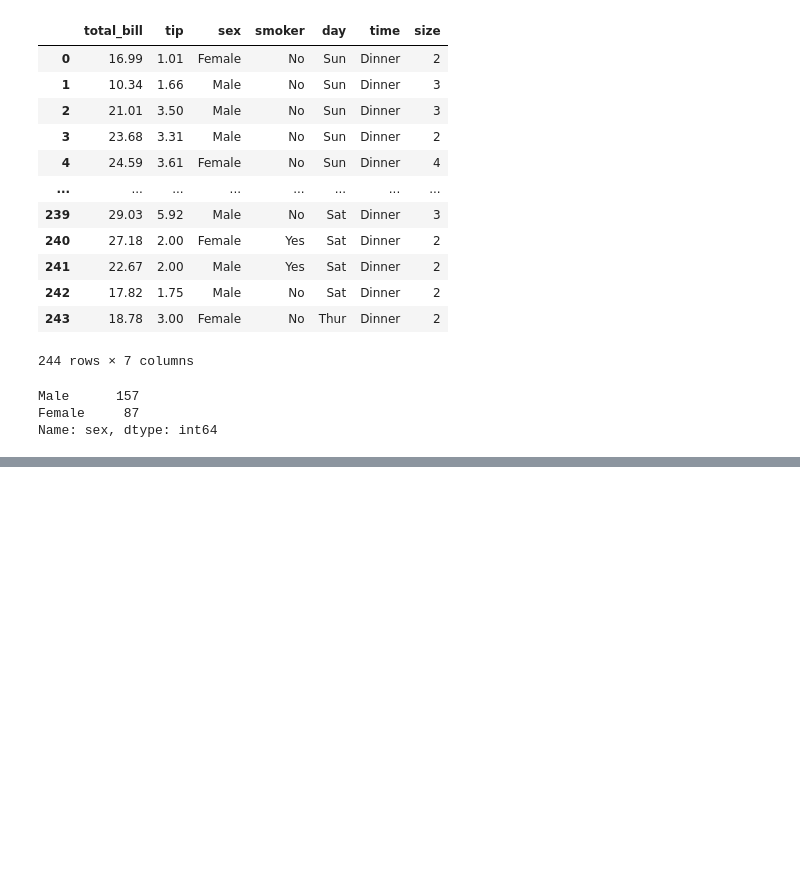
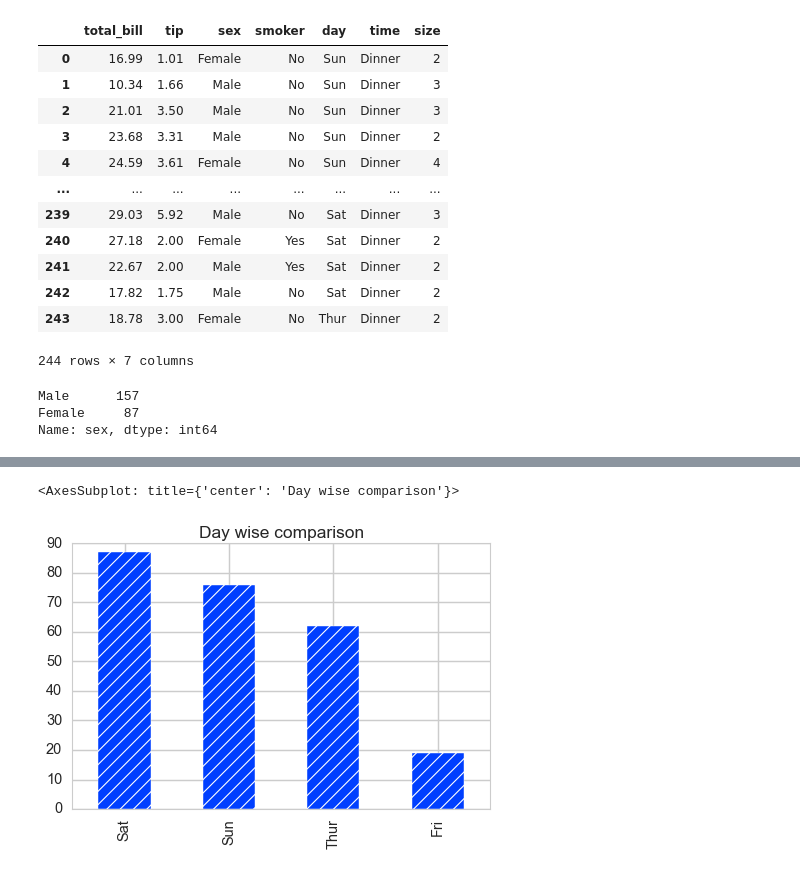
Before and after one commit to digipodium/DP-NOV-PYDS-1030-WSS, a Jupyter notebook: analysis/visualization.ipynb, the cells around one changed output, grey strips where cells are left out. Cells and saved outputs as stored; diff of their text form; code cells hidden in the pictures; blank space fills up the shorter version.

```diff
--- a/analysis/visualization.ipynb
+++ b/analysis/visualization.ipynb
@@ -199,0 +201,11 @@ tips.sex.value_counts().plot(kind='pie',
+# %%
+tips.day.value_counts().plot(
+    kind='bar',
+    figsize=(6,4),
+    hatch='//',
+    edgecolor='white',
+    title='Day wise comparison'
+)
+# %% [output]
+<AxesSubplot: title={'center': 'Day wise comparison'}>
+[figure, added]
```
Also changed, not shown: parts of 29 cells of this notebook, 2 other files.
